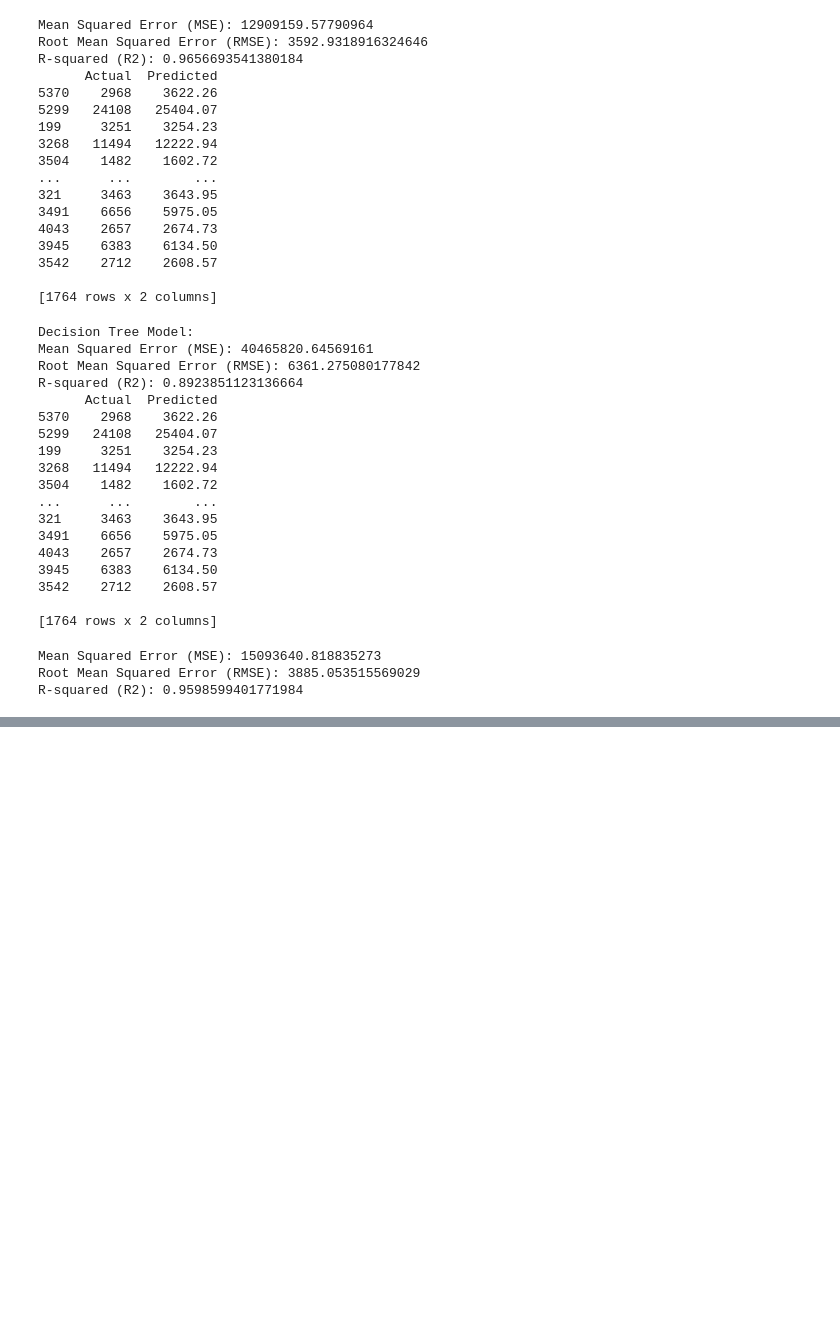
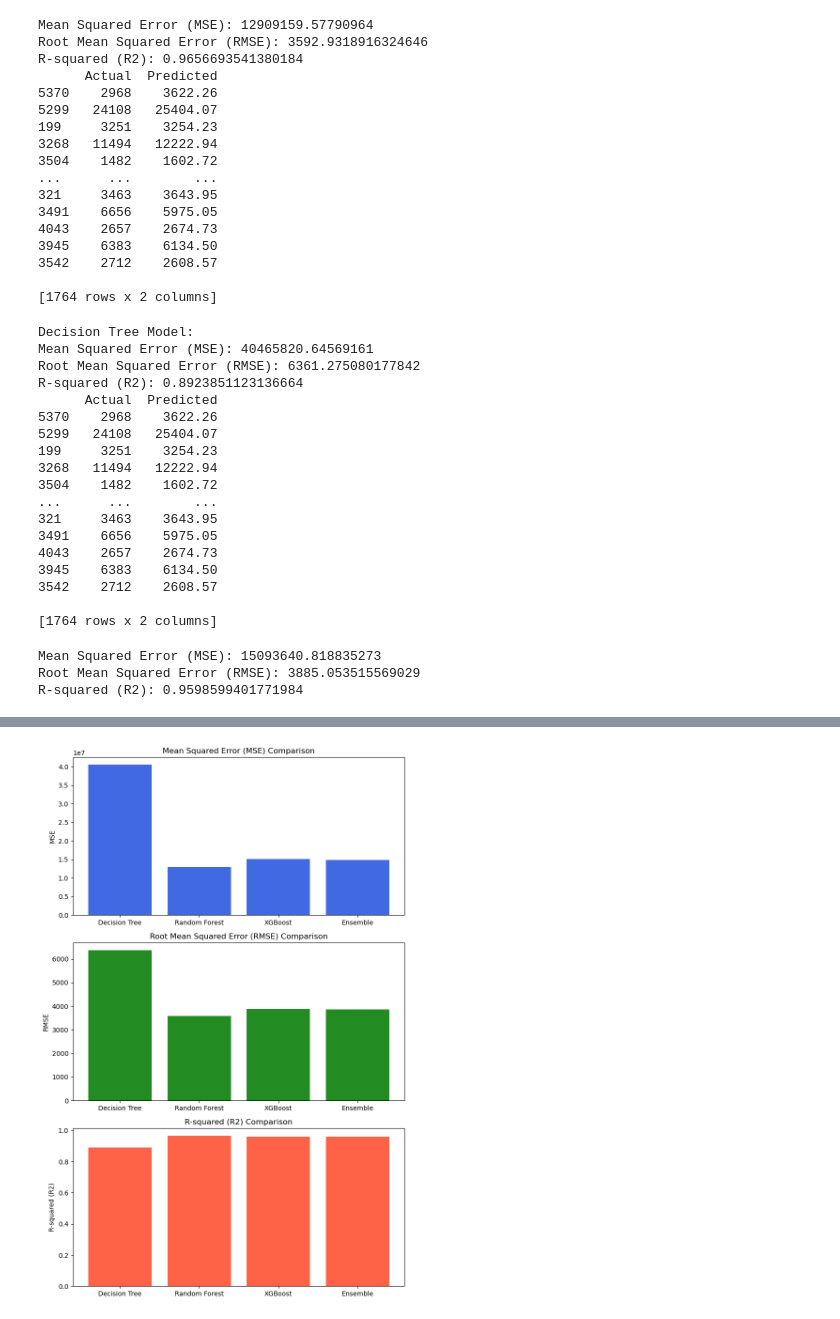
Before and after one commit to NafisaProme/CSE498R-Project, a Jupyter notebook: Model.ipynb, the cells around one changed output, grey strips where cells are left out. Drawn from its saved outputs; the diff is of its cells as text; code cells hidden in the pictures; blank space fills up the shorter version.

```diff
--- a/Model.ipynb
+++ b/Model.ipynb
@@ -622,0 +651,32 @@ with open('model.pkl', 'wb') as file:
+# %%
+import matplotlib.pyplot as plt
+
+# Sample data (replace with actual values)
+models = ['Decision Tree', 'Random Forest', 'XGBoost', 'Ensemble']
+mse_values = [40465820.64569161, 12909159.57790964, 15093640.818835273, 14872691.230217049]
+rmse_values = [6361.275080177842, 3592.9318916324646, 3885.053515569029, 3856.5128328863434]
+r2_values = [0.8923851123136664, 0.9656693541380184, 0.9598599401771984, 0.9604475339732488]
+
+# Create subplots
+fig, axs = plt.subplots(3, 1, figsize=(8, 12))
+
+# Plot MSE
+axs[0].bar(models, mse_values, color='royalblue')
+axs[0].set_ylabel('MSE')
+axs[0].set_title('Mean Squared Error (MSE) Comparison')
+
+# Plot RMSE
+axs[1].bar(models, rmse_values, color='forestgreen')
+axs[1].set_ylabel('RMSE')
+axs[1].set_title('Root Mean Squared Error (RMSE) Comparison')
+
+# Plot R2
+axs[2].bar(models, r2_values, color='tomato')
+axs[2].set_ylabel('R-squared (R2)')
+axs[2].set_title('R-squared (R2) Comparison')
+
+# Adjust layout and show the plot
+plt.tight_layout()
+plt.show()
+# %% [output]
+[figure, added]
```
Also changed, not shown: parts of 4 cells of this notebook, 1 other file.
